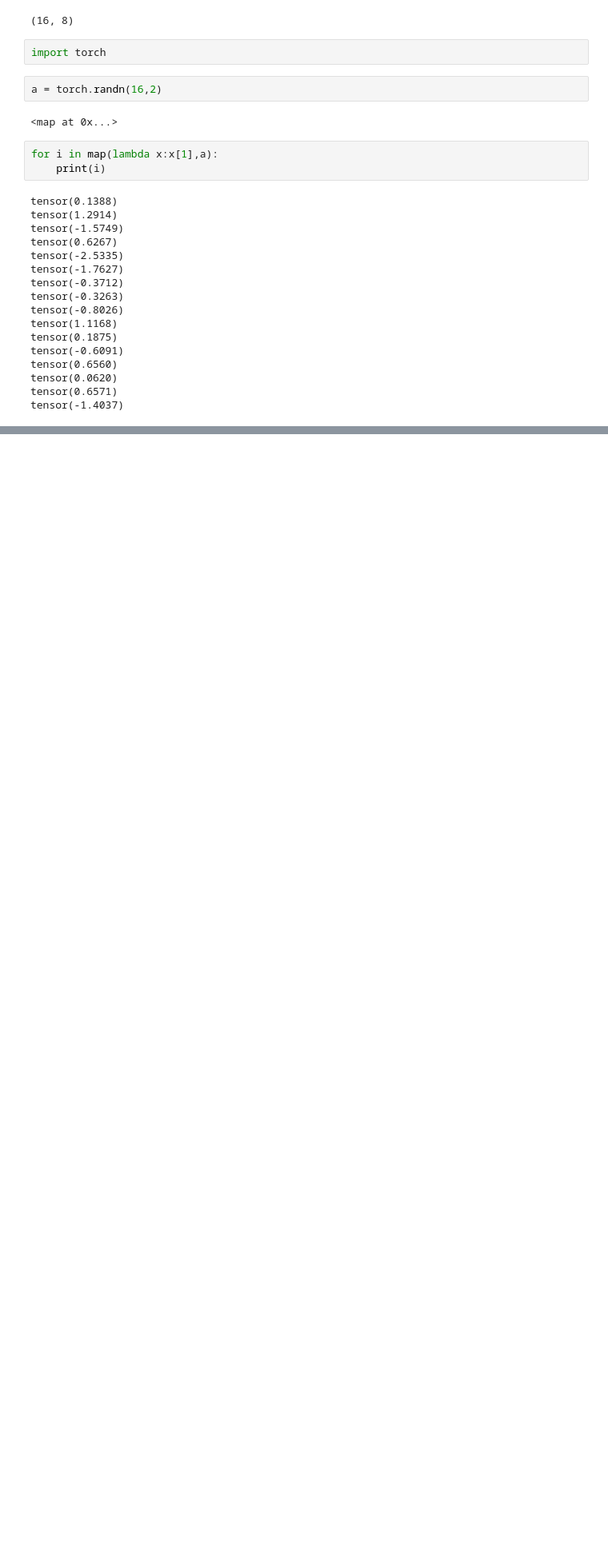
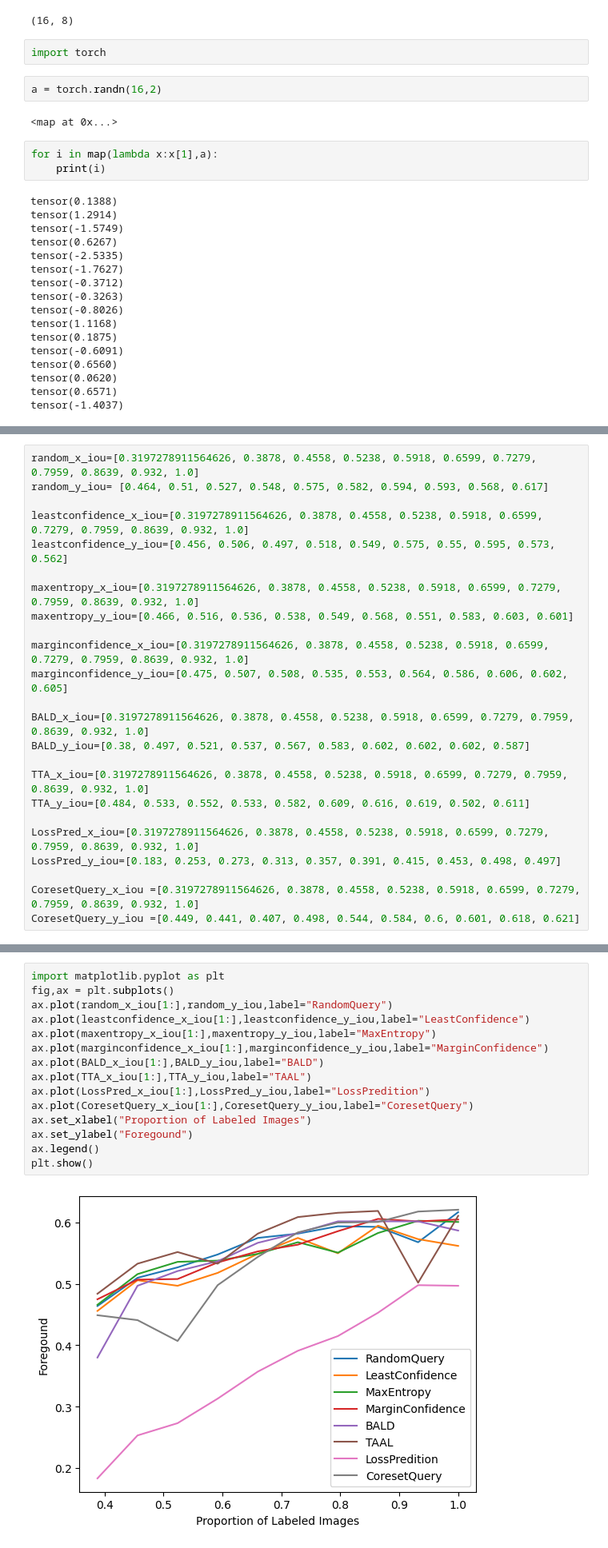
Before and after one commit to yeyeyeping/ALSph2d, a Jupyter notebook: test.ipynb, the cells around one changed output, grey strips where cells are left out. Shown: that part at 80% size. Drawn from its saved outputs; the diff is of its cells as text; blank space fills up the shorter version.

```diff
--- a/test.ipynb
+++ b/test.ipynb
@@ -540,0 +653,24 @@ tensor(-1.4037)
+# %%
+random_x_iou=[0.3197278911564626, 0.3878, 0.4558, 0.5238, 0.5918, 0.6599, 0.7279, 0.7959, 0.8639, 0.932, 1.0]
+random_y_iou= [0.464, 0.51, 0.527, 0.548, 0.575, 0.582, 0.594, 0.593, 0.568, 0.617]
+
+leastconfidence_x_iou=[0.3197278911564626, 0.3878, 0.4558, 0.5238, 0.5918, 0.6599, 0.7279, 0.7959, 0.8639, 0.932, 1.0]
+leastconfidence_y_iou=[0.456, 0.506, 0.497, 0.518, 0.549, 0.575, 0.55, 0.595, 0.573, 0.562]
+
+maxentropy_x_iou=[0.3197278911564626, 0.3878, 0.4558, 0.5238, 0.5918, 0.6599, 0.7279, 0.7959, 0.8639, 0.932, 1.0]
+maxentropy_y_iou=[0.466, 0.516, 0.536, 0.538, 0.549, 0.568, 0.551, 0.583, 0.603, 0.601]
+
+marginconfidence_x_iou=[0.3197278911564626, 0.3878, 0.4558, 0.5238, 0.5918, 0.6599, 0.7279, 0.7959, 0.8639, 0.932, 1.0]
+marginconfidence_y_iou=[0.475, 0.507, 0.508, 0.535, 0.553, 0.564, 0.586, 0.606, 0.602, 0.605]
+
+BALD_x_iou=[0.3197278911564626, 0.3878, 0.4558, 0.5238, 0.5918, 0.6599, 0.7279, 0.7959, 0.8639, 0.932, 1.0]
+BALD_y_iou=[0.38, 0.497, 0.521, 0.537, 0.567, 0.583, 0.602, 0.602, 0.602, 0.587]
+
+TTA_x_iou=[0.3197278911564626, 0.3878, 0.4558, 0.5238, 0.5918, 0.6599, 0.7279, 0.7959, 0.8639, 0.932, 1.0]
+TTA_y_iou=[0.484, 0.533, 0.552, 0.533, 0.582, 0.609, 0.616, 0.619, 0.502, 0.611]
+
+LossPred_x_iou=[0.3197278911564626, 0.3878, 0.4558, 0.5238, 0.5918, 0.6599, 0.7279, 0.7959, 0.8639, 0.932, 1.0]
+LossPred_y_iou=[0.183, 0.253, 0.273, 0.313, 0.357, 0.391, 0.415, 0.453, 0.498, 0.497]
+
+CoresetQuery_x_iou =[0.3197278911564626, 0.3878, 0.4558, 0.5238, 0.5918, 0.6599, 0.7279, 0.7959, 0.8639, 0.932, 1.0]
+CoresetQuery_y_iou =[0.449, 0.441, 0.407, 0.498, 0.544, 0.584, 0.6, 0.601, 0.618, 0.621]
@@ -540,0 +718,17 @@ tensor(-1.4037)
+# %%
+import matplotlib.pyplot as plt
+fig,ax = plt.subplots()
+ax.plot(random_x_iou[1:],random_y_iou,label="RandomQuery")
+ax.plot(leastconfidence_x_iou[1:],leastconfidence_y_iou,label="LeastConfidence")
+ax.plot(maxentropy_x_iou[1:],maxentropy_y_iou,label="MaxEntropy")
+ax.plot(marginconfidence_x_iou[1:],marginconfidence_y_iou,label="MarginConfidence")
+ax.plot(BALD_x_iou[1:],BALD_y_iou,label="BALD")
+ax.plot(TTA_x_iou[1:],TTA_y_iou,label="TAAL")
+ax.plot(LossPred_x_iou[1:],LossPred_y_iou,label="LossPredition")
+ax.plot(CoresetQuery_x_iou[1:],CoresetQuery_y_iou,label="CoresetQuery")
+ax.set_xlabel("Proportion of Labeled Images")
+ax.set_ylabel("Foregound")
+ax.legend()
+plt.show()
+# %% [output]
+[figure, added]
```
Also changed, not shown: parts of 10 cells of this notebook, 3 other files.
